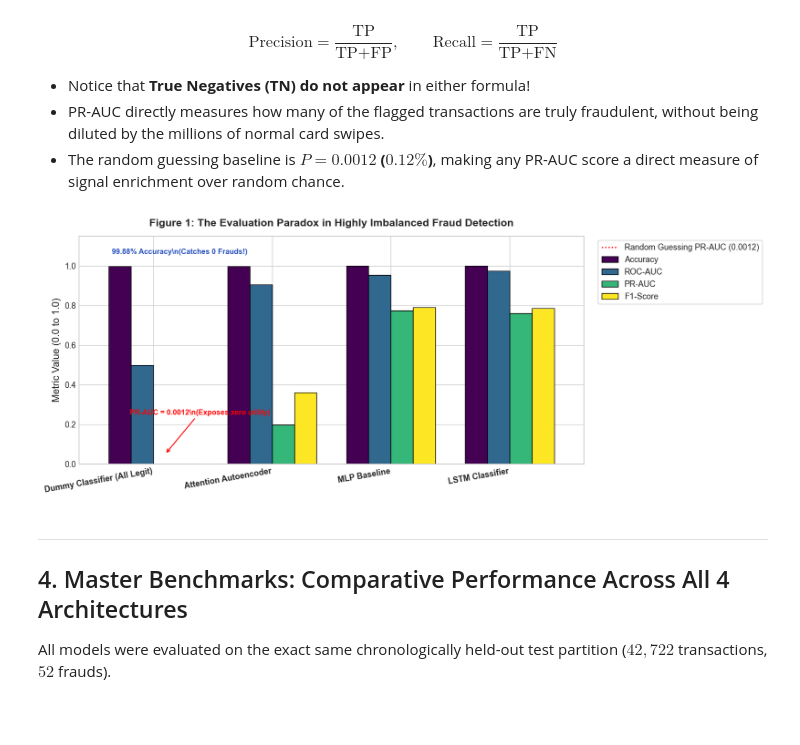
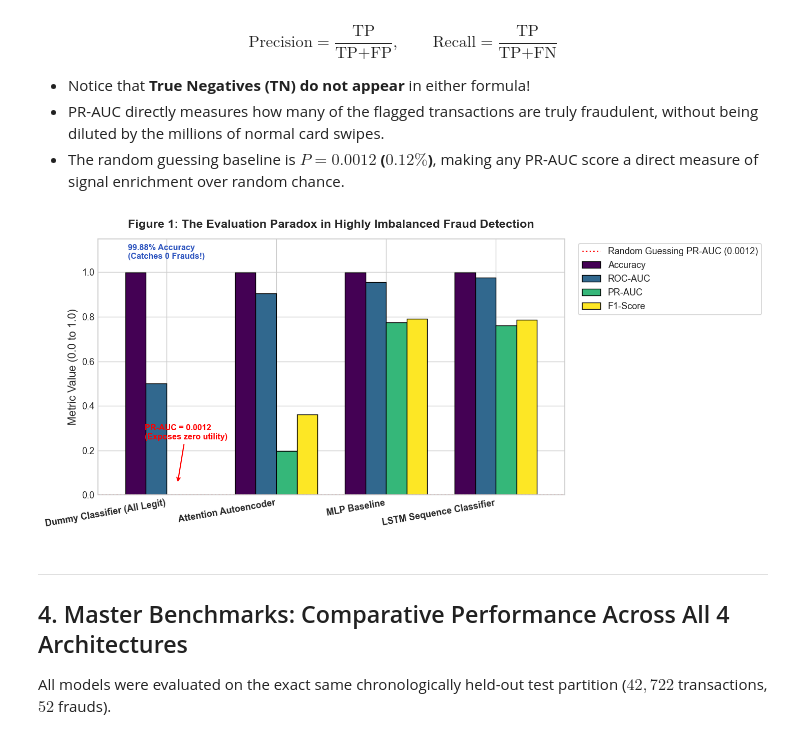
Before and after one commit to Priyansh-81/CreditCardFraudDL, a Jupyter notebook: notebooks/fraud_detection_metrics_and_analysis.ipynb, the cells around one changed output. Cells and saved outputs as stored; diff of their text form; code cells hidden in the pictures.

```diff
--- a/notebooks/fraud_detection_metrics_and_analysis.ipynb
+++ b/notebooks/fraud_detection_metrics_and_analysis.ipynb
@@ -17,9 +17,9 @@ Credit card transaction streams exhibit **extreme class imbalance** (in this ben
 
 This notebook provides the **single definitive presentation document** for the entire project, covering data before & after preprocessing, the mathematical principles behind evaluation, all 4 model architectures, comparative curves, confusion matrices, and domain error analysis.
 # %%
-%matplotlib inline
 import sys
 import json
+import os
 from pathlib import Path
 import numpy as np
 import pandas as pd
@@ -36,7 +36,15 @@ from sklearn.metrics import (
     classification_report
 )
 
-PROJECT_ROOT = Path("..").resolve()
+# Robust project root discovery whether run from project root or notebooks/
+cwd = Path.cwd().resolve()
+if (cwd / "src").exists() and (cwd / "data").exists():
+    PROJECT_ROOT = cwd
+elif (cwd.parent / "src").exists() and (cwd.parent / "data").exists():
+    PROJECT_ROOT = cwd.parent
+else:
+    PROJECT_ROOT = Path(__file__).resolve().parent.parent if "__file__" in locals() else cwd
+
 if str(PROJECT_ROOT) not in sys.path:
     sys.path.insert(0, str(PROJECT_ROOT))
 
@@ -67,7 +75,8 @@ COLOR_MAP = {
     "Random Baseline": "#7f7f7f",              # Gray
 }
 
-print("Environment initialized successfully.")
+print(f"Project Root: {PROJECT_ROOT}")
+print(f"Raw Data Path: {RAW_DATA_PATH} (Exists: {RAW_DATA_PATH.exists()})")
 print(f"Metrics Directory: {METRICS_DIR}")
 print(f"Available Metric Files: {[f.name for f in METRICS_DIR.glob('*') if not f.name.startswith('.')]}")
 # %% [output]
@@ -213,22 +243,58 @@ $$\text{Precision} = \frac{\text{TP}}{\text{TP} + \text{FP}}, \qquad \text{Recal
 * PR-AUC directly measures how many of the flagged transactions are truly fraudulent, without being diluted by the millions of normal card swipes.
 * The random guessing baseline is **$P = 0.0012$ ($0.12\%$)**, making any PR-AUC score a direct measure of signal enrichment over random chance.
 # %%
-# Demonstrate why Accuracy and ROC-AUC flatter while PR-AUC exposes true model utility
-df_paradox = pd.DataFrame([dummy_metrics, ae_metrics, mlp_metrics, lstm_metrics],
-                          index=["Dummy Classifier (All Legit)", "Attention Autoencoder", "MLP Baseline", "LSTM Classifier"])
+# Load comparison metrics to dynamically build the paradox comparison
+with open(METRICS_DIR / "consolidated_model_comparison.json", "r") as f:
+    comp_json = json.load(f)
+
+models_by_name = {m["model_name"]: m for m in comp_json["models"]}
+
+dummy_metrics = {"Accuracy": 0.99878, "ROC-AUC": 0.5000, "PR-AUC": 0.001217, "F1-Score": 0.0000}
+ae_metrics = {
+    "Accuracy": models_by_name["Attention Autoencoder"]["accuracy"],
+    "ROC-AUC": models_by_name["Attention Autoencoder"]["roc_auc"],
+    "PR-AUC": models_by_name["Attention Autoencoder"]["pr_auc"],
+    "F1-Score": models_by_name["Attention Autoencoder"]["f1"],
+}
+mlp_metrics = {
+    "Accuracy": models_by_name["MLP Baseline"]["accuracy"],
+    "ROC-AUC": models_by_name["MLP Baseline"]["roc_auc"],
+    "PR-AUC": models_by_name["MLP Baseline"]["pr_auc"],
+    "F1-Score": models_by_name["MLP Baseline"]["f1"],
+}
+lstm_metrics = {
+    "Accuracy": models_by_name["LSTM Sequence Classifier"]["accuracy"],
+    "ROC-AUC": models_by_name["LSTM Sequence Classifier"]["roc_auc"],
+    "PR-AUC": models_by_name["LSTM Sequence Classifier"]["pr_auc"],
+    "F1-Score": models_by_name["LSTM Sequence Classifier"]["f1"],
+}
+
+df_paradox = pd.DataFrame(
+    [dummy_metrics, ae_metrics, mlp_metrics, lstm_metrics],
+    index=["Dummy Classifier (All Legit)", "Attention Autoencoder", "MLP Baseline", "LSTM Sequence Classifier"]
+)
 
 fig, ax = plt.subplots(figsize=(11, 5))
 df_paradox.plot(kind="bar", ax=ax, colormap="viridis", width=0.75, edgecolor="black", linewidth=0.8)
 ax.set_title("Figure 1: The Evaluation Paradox in Highly Imbalanced Fraud Detection", pad=12, fontweight="bold")
 ax.set_ylabel("Metric Value (0.0 to 1.0)")
 ax.set_ylim(0, 1.15)
 ax.axhline(0.001217, color="red", linestyle=":", linewidth=1.5, label="Random Guessing PR-AUC (0.0012)")
 plt.xticks(rotation=10, ha="right", fontweight="bold")
 ax.legend(frameon=True, facecolor="white", loc="upper left", bbox_to_anchor=(1.02, 1))
+
+ax.annotate("99.88% Accuracy\n(Catches 0 Frauds!)",
+            xy=(0 - 0.28, 1.0), xytext=(0 - 0.35, 1.06),
+            fontweight="bold", color="#2a52be", fontsize=9)
+ax.annotate("PR-AUC = 0.0012\n(Exposes zero utility)",
+            xy=(0 + 0.1, 0.05), xytext=(0 - 0.2, 0.25),
+            arrowprops=dict(arrowstyle="->", color="red", lw=1.2),
+            fontweight="bold", color="red", fontsize=9)
+
 plt.tight_layout()
 plt.show()
 # %% [output]
-[figure, old version]
+[figure, new version]
 # %% [markdown]
 ---
 ## 4. Master Benchmarks: Comparative Performance Across All 4 Architectures
```
Also changed, not shown: parts of 12 cells of this notebook, 1 other file.
